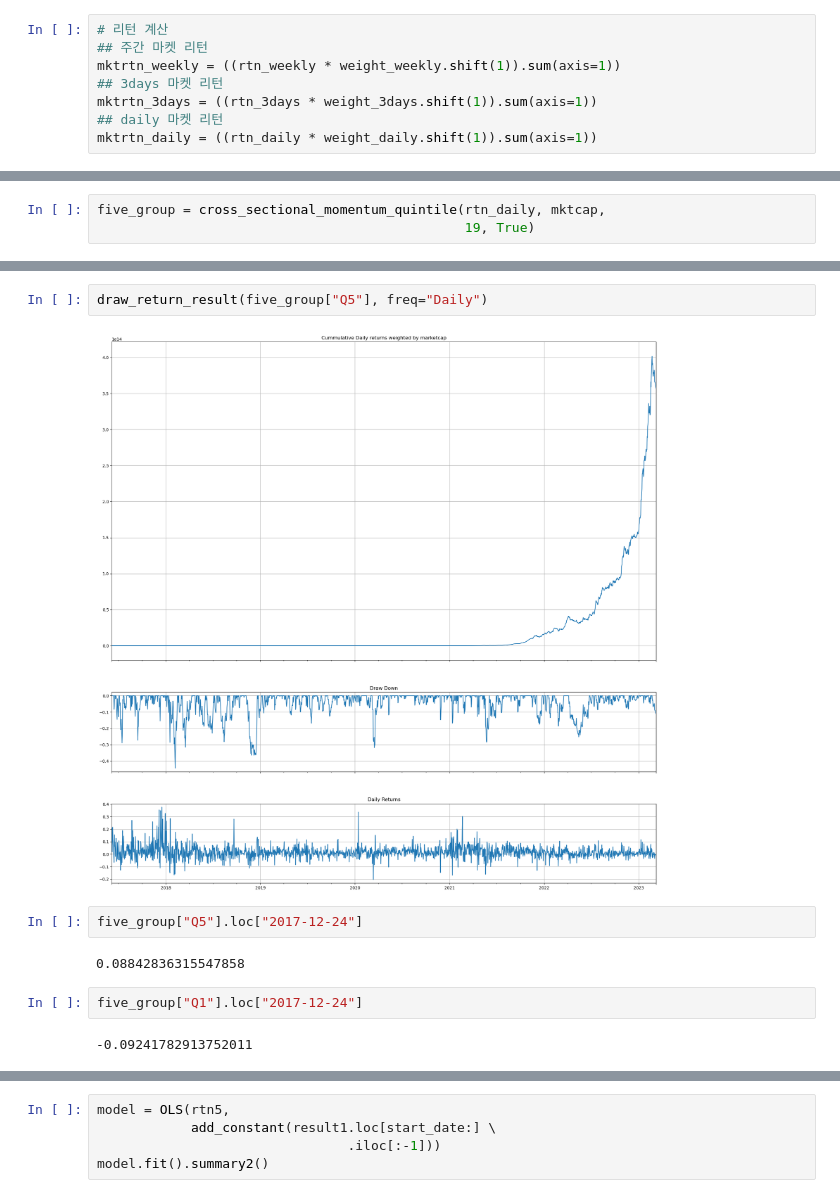
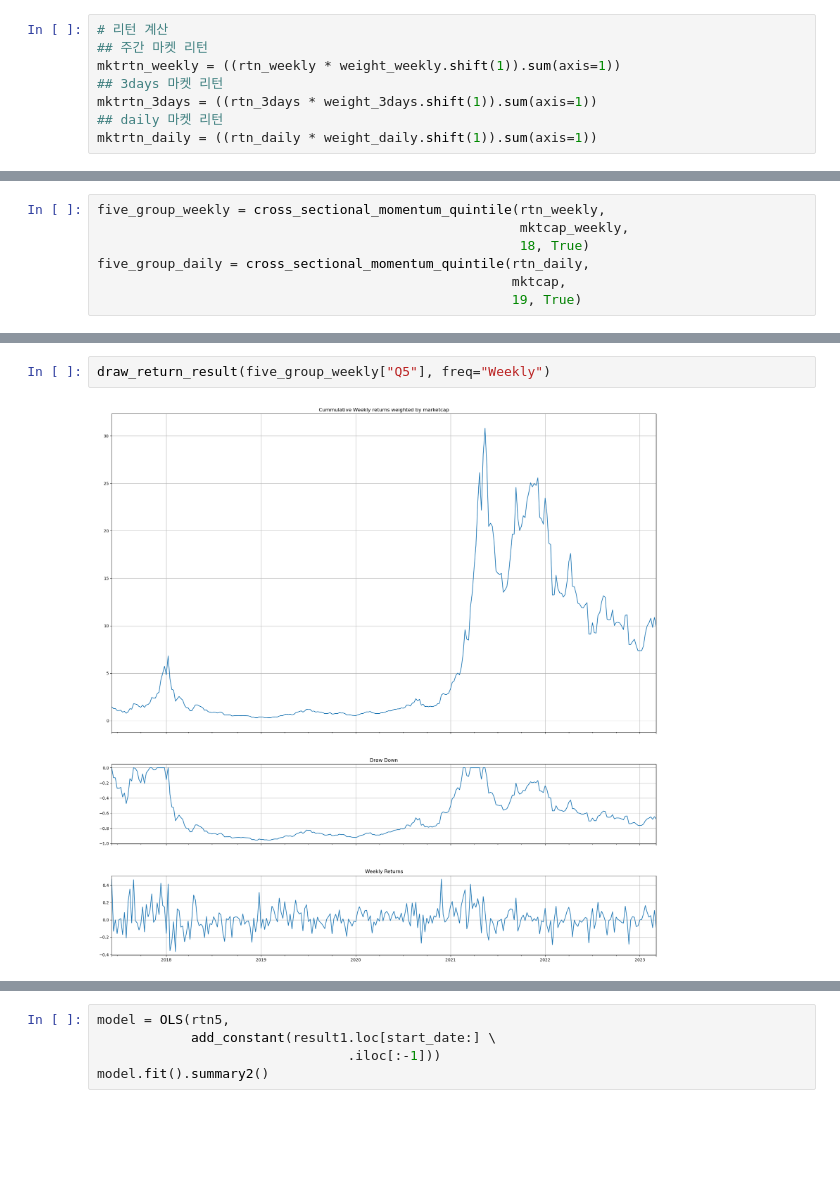
Before and after one commit to Jack-ryu/crypto_paper, a Jupyter notebook: jehyeon_cross_sectional_.ipynb, the cells around one changed output, grey strips where cells are left out. Saved outputs shown, nothing was run; the diff lists cells and outputs as text; blank space fills up the shorter version.

```diff
--- a/jehyeon_cross_sectional_.ipynb
+++ b/jehyeon_cross_sectional_.ipynb
@@ -185,4 +204,8 @@ draw_return_result(mktrtn_daily, "Daily")
 # %%
-five_group = cross_sectional_momentum_quintile(rtn_daily, mktcap,
-                                               19, True)
+five_group_weekly = cross_sectional_momentum_quintile(rtn_weekly,
+                                                      mktcap_weekly,
+                                                      18, True)
+five_group_daily = cross_sectional_momentum_quintile(rtn_daily,
+                                                     mktcap,
+                                                     19, True)
 # %% [output]
@@ -206,14 +230,6 @@ five_group["count"]
 # %%
-draw_return_result(five_group["Q5"], freq="Daily")
+draw_return_result(five_group_weekly["Q5"], freq="Weekly")
 # %% [output]
-[figure, old version]
+[figure, new version]
-# %%
-five_group["Q5"].loc["2017-12-24"]
-# %% [output]
-0.08842836315547858
-# %%
-five_group["Q1"].loc["2017-12-24"]
-# %% [output]
--0.09241782913752011
 # %%
 # loc[:"2018"]을 없애면 포폴이 음수를 찍는 날이 나온다
```
Also changed, not shown: parts of 19 cells of this notebook, 1 other file.
